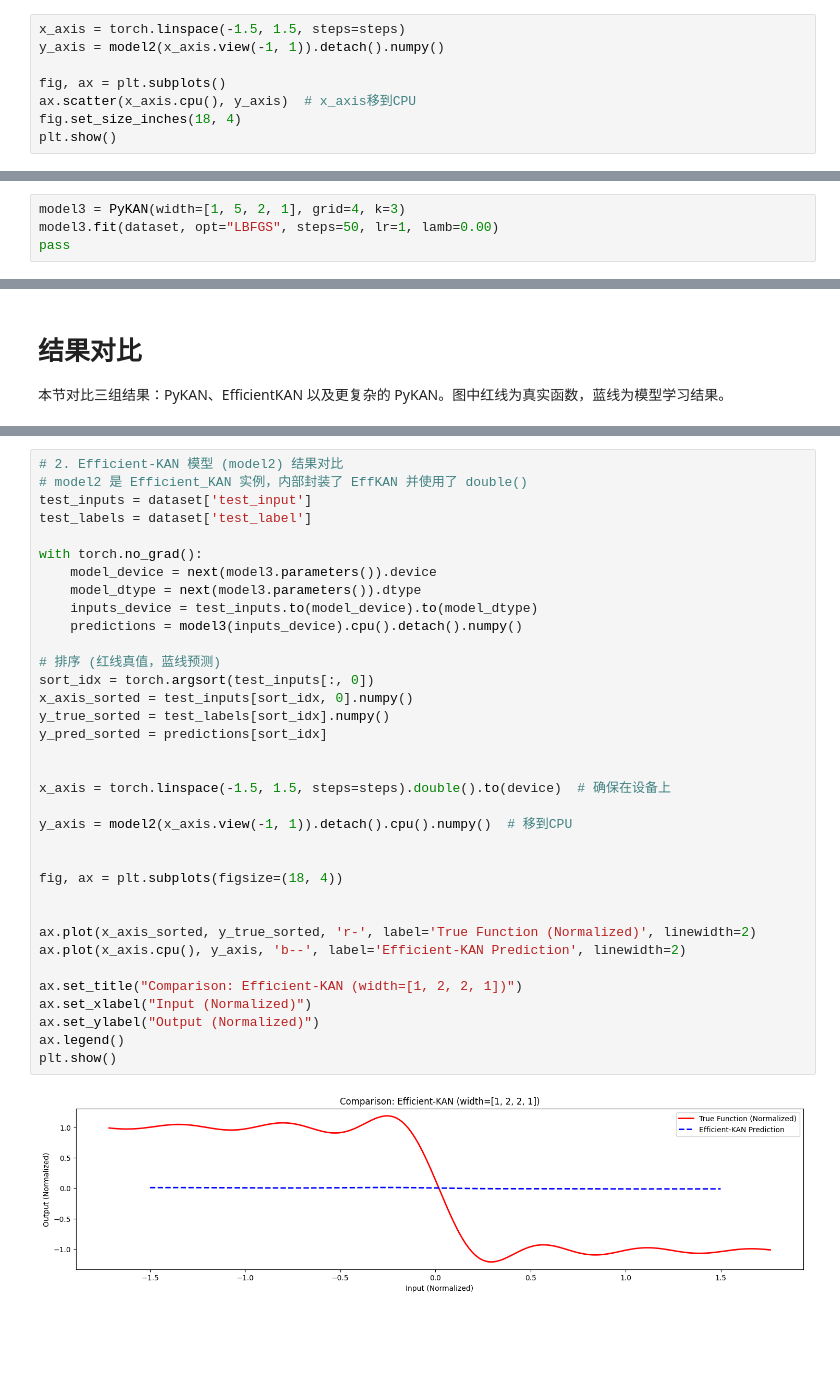
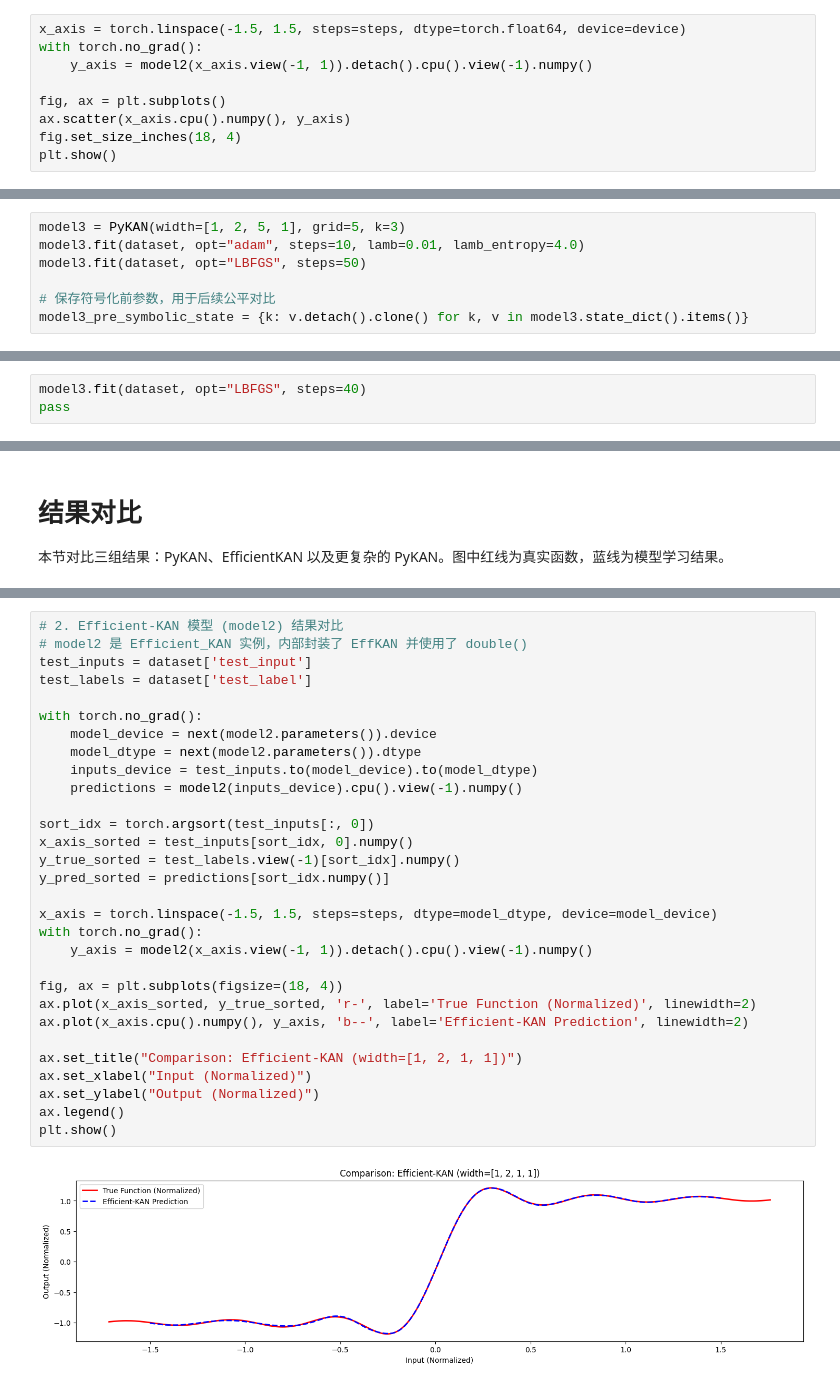
Before and after one commit to ccstudentcc/kan-sr, a Jupyter notebook: Special_function.ipynb, the cells around one changed output, grey strips where cells are left out. Drawn from its saved outputs; the diff is of its cells as text; blank space fills up the shorter version.

```diff
--- a/Special_function.ipynb
+++ b/Special_function.ipynb
@@ -158,9 +186,10 @@ train(model2, optim.Adam(model2.parameters(), lr=0.025), dataset["train_input"],
 # %%
-x_axis = torch.linspace(-1.5, 1.5, steps=steps)
-y_axis = model2(x_axis.view(-1, 1)).detach().numpy()
+x_axis = torch.linspace(-1.5, 1.5, steps=steps, dtype=torch.float64, device=device)
+with torch.no_grad():
+    y_axis = model2(x_axis.view(-1, 1)).detach().cpu().view(-1).numpy()
 
 fig, ax = plt.subplots()
-ax.scatter(x_axis.cpu(), y_axis)  # x_axis移到CPU
+ax.scatter(x_axis.cpu().numpy(), y_axis)
 fig.set_size_inches(18, 4)
 plt.show()
 # %% [output]
@@ -168,9 +197,12 @@ plt.show()
 # %% [markdown]
 ## 更复杂的 KAN 结构
 # %%
-model3 = PyKAN(width=[1, 5, 2, 1], grid=4, k=3)
-model3.fit(dataset, opt="LBFGS", steps=50, lr=1, lamb=0.00)
-pass
+model3 = PyKAN(width=[1, 2, 5, 1], grid=5, k=3)
+model3.fit(dataset, opt="adam", steps=10, lamb=0.01, lamb_entropy=4.0)
+model3.fit(dataset, opt="LBFGS", steps=50)
+
+# 保存符号化前参数，用于后续公平对比
+model3_pre_symbolic_state = {k: v.detach().clone() for k, v in model3.state_dict().items()}
 # %% [output]
 checkpoint directory created: ./model
 saving model version 0.0
@@ -210,0 +245,3 @@ saving model version 0.2
+# %%
+model3.fit(dataset, opt="LBFGS", steps=40)
+pass
@@ -255,38 +293,33 @@ plt.show()
 # %%
 # 2. Efficient-KAN 模型 (model2) 结果对比
 # model2 是 Efficient_KAN 实例，内部封装了 EffKAN 并使用了 double()
 test_inputs = dataset['test_input']
 test_labels = dataset['test_label']
 
 with torch.no_grad():
-    model_device = next(model3.parameters()).device
-    model_dtype = next(model3.parameters()).dtype
+    model_device = next(model2.parameters()).device
+    model_dtype = next(model2.parameters()).dtype
     inputs_device = test_inputs.to(model_device).to(model_dtype)
-    predictions = model3(inputs_device).cpu().detach().numpy()
+    predictions = model2(inputs_device).cpu().view(-1).numpy()
 
-# 排序 (红线真值，蓝线预测)
 sort_idx = torch.argsort(test_inputs[:, 0])
 x_axis_sorted = test_inputs[sort_idx, 0].numpy()
-y_true_sorted = test_labels[sort_idx].numpy()
-y_pred_sorted = predictions[sort_idx]
+y_true_sorted = test_labels.view(-1)[sort_idx].numpy()
+y_pred_sorted = predictions[sort_idx.numpy()]
 
-
-x_axis = torch.linspace(-1.5, 1.5, steps=steps).double().to(device)  # 确保在设备上
-
-y_axis = model2(x_axis.view(-1, 1)).detach().cpu().numpy()  # 移到CPU
-
+x_axis = torch.linspace(-1.5, 1.5, steps=steps, dtype=model_dtype, device=model_device)
+with torch.no_grad():
+    y_axis = model2(x_axis.view(-1, 1)).detach().cpu().view(-1).numpy()
 
 fig, ax = plt.subplots(figsize=(18, 4))
+ax.plot(x_axis_sorted, y_true_sorted, 'r-', label='True Function (Normalized)', linewidth=2)
+ax.plot(x_axis.cpu().numpy(), y_axis, 'b--', label='Efficient-KAN Prediction', linewidth=2)
 
-
-ax.plot(x_axis_sorted, y_true_sorted, 'r-', label='True Function (Normalized)', linewidth=2)
-ax.plot(x_axis.cpu(), y_axis, 'b--', label='Efficient-KAN Prediction', linewidth=2)
-
-ax.set_title("Comparison: Efficient-KAN (width=[1, 2, 2, 1])")
+ax.set_title("Comparison: Efficient-KAN (width=[1, 2, 1, 1])")
 ax.set_xlabel("Input (Normalized)")
 ax.set_ylabel("Output (Normalized)")
 ax.legend()
 plt.show()
 # %% [output]
-[figure, old version]
+[figure, new version]
 # %%
```
Also changed, not shown: parts of 24 cells of this notebook, 18 other files.
